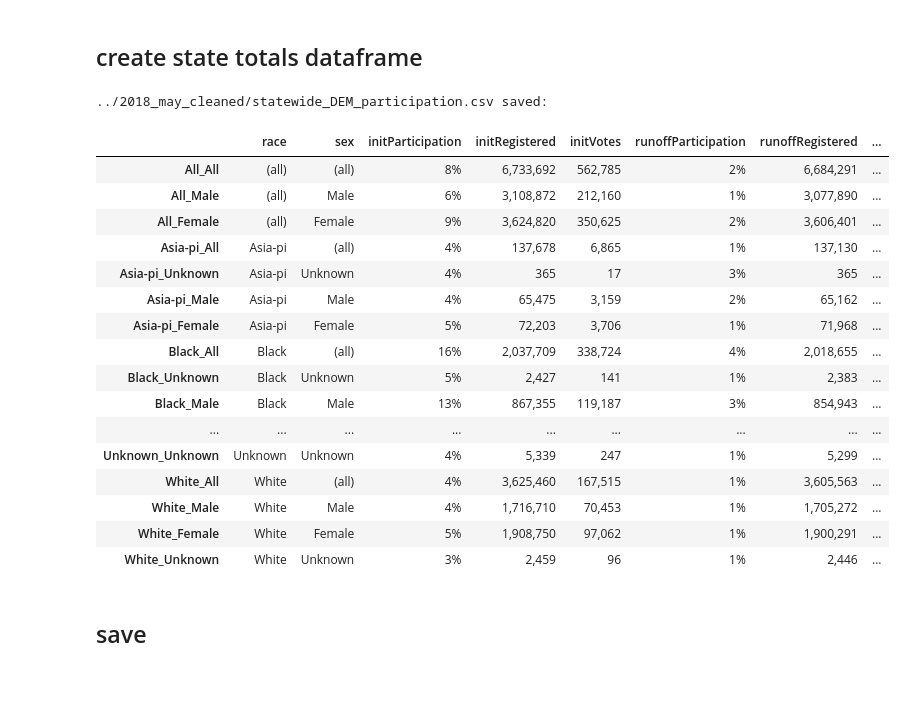
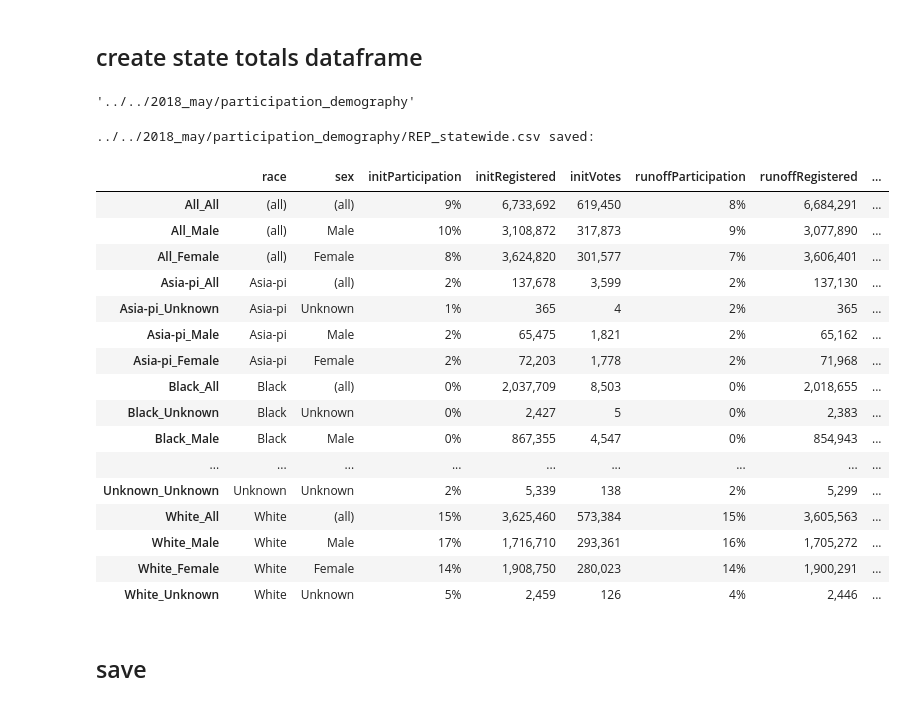
Before and after one commit to js-fitz/osgeorgia, a Jupyter notebook: data/raw_and_code/runoff_participation/join_clean.ipynb, the cells around one changed output. Drawn from its saved outputs; the diff is of its cells as text; code cells hidden in the pictures.

Commit message:
adding REP participation data for old runoffs

```diff
--- a/data/raw_and_code/runoff_participation/join_clean.ipynb
+++ b/data/raw_and_code/runoff_participation/join_clean.ipynb
@@ -19 +18,4 @@ import geopandas as gp
+# %%
+e_idx = 2 # CYCLE THIS
+party_select = 'REP' # CYCLE THIS
 # %%
@@ -38,2 +34,12 @@ print(target_dir)
 # %% [markdown]
 ### identify data for both races (`init` + `runoff`)
+# %%
+e_races = listdir_nohidden(os.path.join(data_dir, election ))
+
+# if parties are separated
+if 'DEM' in os.listdir(os.path.join(data_dir, election, e_races[0])):
+    party = party_select # CYCLE THIS
+else:
+    party = 'ALL'
+
+print('party:', party)
@@ -40,17 +48,10 @@ print(target_dir)
 # %%
-e_races = listdir_nohidden(os.path.join(data_dir, election ))
-
-
-# if parties are separated
-if 'DEM' in os.listdir(os.path.join(data_dir, election, e_races[0])):
-    party = 'DEM'
+if party == 'ALL':
+    init_race = [c for c in e_races if 'Runoff' not in c][0]
+    runoff_race = [c for c in e_races if 'Runoff' in c][0]
 else:
-    party = ''
-
-init_race = [c+'/'+party for c in e_races if 'Runoff' not in c][0]
-runoff_race = [c+'/'+party for c in e_races if 'Runoff' in c][0]
-
-
+    init_race = [c+'/'+party for c in e_races if 'Runoff' not in c][0]
+    runoff_race = [c+'/'+party for c in e_races if 'Runoff' in c][0]
 
 init_race_files = listdir_nohidden(os.path.join(data_dir, election, init_race ))
 runoff_race_files = listdir_nohidden(os.path.join(data_dir, election, runoff_race ))
@@ -343,6 +324,10 @@ for sex in sexes:
             e_data[target_fname] = round(100*(e_data[cols[1]] / e_data[cols[0]]), 2)
 # %% [markdown]
 ## create state totals dataframe
+# %%
+target_dir
+# %% [output]
+'../../2018_may/participation_demography'
 # %%
 vote_dict = {
     'Init': {},
@@ -393,58 +378,52 @@ state_totals['ParticipationChange'] = round(100*(state_totals['nVotesChange'] /
 
 # sort by group participation dropoff
 #state_totals = state_totals.sort_values('ParticipationChange')
 
 # OPTIONAL: ADD COMMA SEPARATORS FOR THOUSANDS (no longer numeric after this obviously)
 for c in state_totals.columns:
     if 'Partic' not in c:
         state_totals[c] = state_totals.apply(lambda x:
                         "{:,}".format(int(x[c])) if str(x[c])!='nan' else '-', axis=1)
     else :
         state_totals[c] = state_totals.apply(lambda x:
                         "{}%".format(int(x[c]))  if str(x[c])!='nan' else '-', axis=1)
 
 # CONVERT INDEX TO TWO SEPARATE COLUMNS
 parse_race = lambda x: x.split('_')[0]
 parse_sex = lambda x: x.split('_')[1]
 state_totals['race'] = [parse_race(v) for v in state_totals.index]
 state_totals['sex'] = [parse_sex(v) for v in state_totals.index]
 cols = list(state_totals.columns)
 state_totals = state_totals[cols[-2:]+cols[:-2]]
 
 state_totals = state_totals.sort_values('sex')
 state_totals = state_totals.sort_values('race')
 state_totals = state_totals.replace('All', '(all)')
 
-if party:
-    fname = target_dir+f'/statewide_{party}_participation.csv'
-    state_totals.drop('ParticipationChange', axis=1, inplace=True)
-
-else:
-    fname = target_dir+'/statewide_participation.csv'
-
-
+fname = target_dir+f'/{party}_statewide.csv'
+state_totals.drop('ParticipationChange', axis=1, inplace=True)
 state_totals.to_csv(fname, index=False) # index is now redundant
 print(fname, 'saved:')
 state_totals
 # %% [output]
-../2018_may_cleaned/statewide_DEM_participation.csv saved:
+../../2018_may/participation_demography/REP_statewide.csv saved:
 |  | race | sex | initParticipation | initRegistered | initVotes | runoffParticipation | runoffRegistered | ... |
-| All_All | (all) | (all) | 8% | 6,733,692 | 562,785 | 2% | 6,684,291 | ... |
-| All_Male | (all) | Male | 6% | 3,108,872 | 212,160 | 1% | 3,077,890 | ... |
-| All_Female | (all) | Female | 9% | 3,624,820 | 350,625 | 2% | 3,606,401 | ... |
-| Asia-pi_All | Asia-pi | (all) | 4% | 137,678 | 6,865 | 1% | 137,130 | ... |
-| Asia-pi_Unknown | Asia-pi | Unknown | 4% | 365 | 17 | 3% | 365 | ... |
-| Asia-pi_Male | Asia-pi | Male | 4% | 65,475 | 3,159 | 2% | 65,162 | ... |
-| Asia-pi_Female | Asia-pi | Female | 5% | 72,203 | 3,706 | 1% | 71,968 | ... |
-| Black_All | Black | (all) | 16% | 2,037,709 | 338,724 | 4% | 2,018,655 | ... |
-| Black_Unknown | Black | Unknown | 5% | 2,427 | 141 | 1% | 2,383 | ... |
-| Black_Male | Black | Male | 13% | 867,355 | 119,187 | 3% | 854,943 | ... |
+| All_All | (all) | (all) | 9% | 6,733,692 | 619,450 | 8% | 6,684,291 | ... |
+| All_Male | (all) | Male | 10% | 3,108,872 | 317,873 | 9% | 3,077,890 | ... |
+| All_Female | (all) | Female | 8% | 3,624,820 | 301,577 | 7% | 3,606,401 | ... |
+| Asia-pi_All | Asia-pi | (all) | 2% | 137,678 | 3,599 | 2% | 137,130 | ... |
+| Asia-pi_Unknown | Asia-pi | Unknown | 1% | 365 | 4 | 2% | 365 | ... |
+| Asia-pi_Male | Asia-pi | Male | 2% | 65,475 | 1,821 | 2% | 65,162 | ... |
+| Asia-pi_Female | Asia-pi | Female | 2% | 72,203 | 1,778 | 2% | 71,968 | ... |
+| Black_All | Black | (all) | 0% | 2,037,709 | 8,503 | 0% | 2,018,655 | ... |
+| Black_Unknown | Black | Unknown | 0% | 2,427 | 5 | 0% | 2,383 | ... |
+| Black_Male | Black | Male | 0% | 867,355 | 4,547 | 0% | 854,943 | ... |
 | ... | ... | ... | ... | ... | ... | ... | ... | ... |
-| Unknown_Unknown | Unknown | Unknown | 4% | 5,339 | 247 | 1% | 5,299 | ... |
-| White_All | White | (all) | 4% | 3,625,460 | 167,515 | 1% | 3,605,563 | ... |
-| White_Male | White | Male | 4% | 1,716,710 | 70,453 | 1% | 1,705,272 | ... |
-| White_Female | White | Female | 5% | 1,908,750 | 97,062 | 1% | 1,900,291 | ... |
-| White_Unknown | White | Unknown | 3% | 2,459 | 96 | 1% | 2,446 | ... |
+| Unknown_Unknown | Unknown | Unknown | 2% | 5,339 | 138 | 2% | 5,299 | ... |
+| White_All | White | (all) | 15% | 3,625,460 | 573,384 | 15% | 3,605,563 | ... |
+| White_Male | White | Male | 17% | 1,716,710 | 293,361 | 16% | 1,705,272 | ... |
+| White_Female | White | Female | 14% | 1,908,750 | 280,023 | 14% | 1,900,291 | ... |
+| White_Unknown | White | Unknown | 5% | 2,459 | 126 | 4% | 2,446 | ... |
 # %% [markdown]
 ## save
 # %%
```
Also changed, not shown: parts of 12 cells of this notebook, 34 other files.
